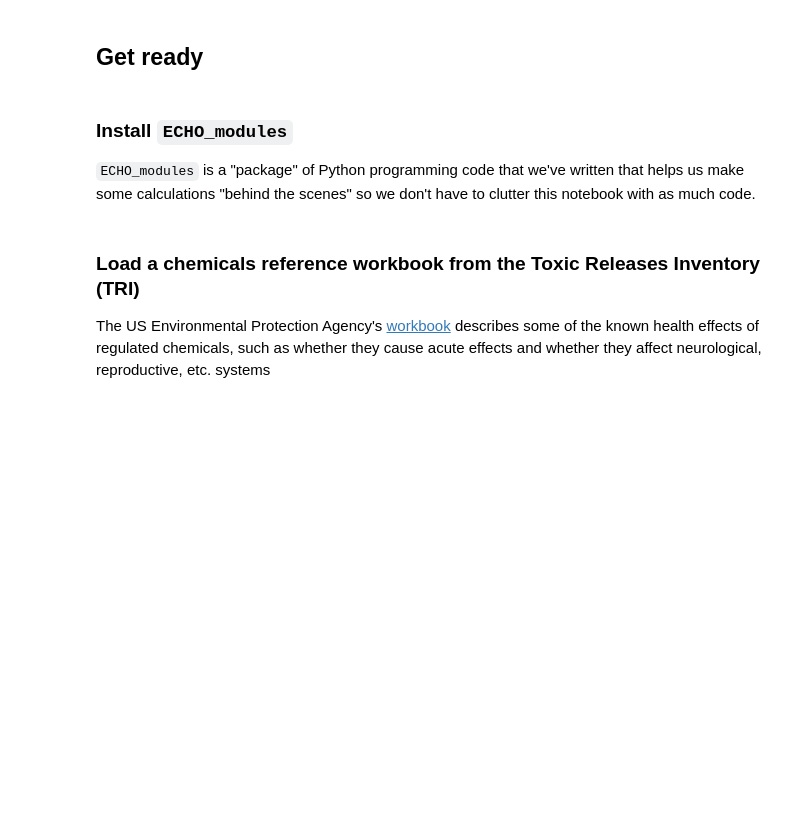
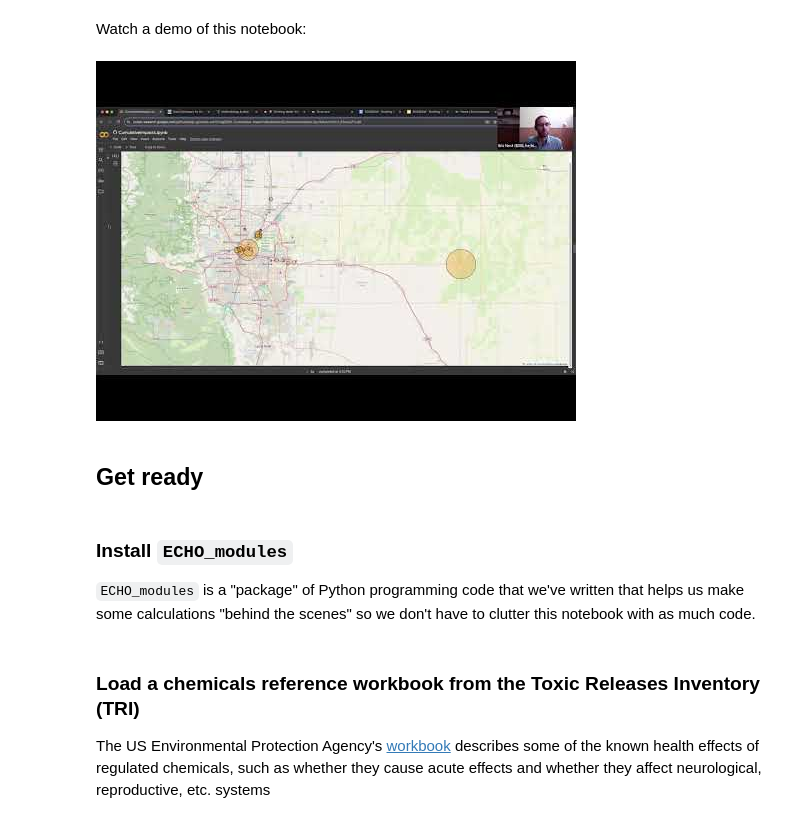
Before and after one commit to edgi-govdata-archiving/EEW-Cumulative-Impacts, a Jupyter notebook: CumulativeImpacts.ipynb, the cells around one changed output. Saved outputs shown, nothing was run; the diff lists cells and outputs as text; code cells hidden in the pictures; blank space fills up the shorter version.

Commit message:
add YT demo embed to notebook

```diff
--- a/CumulativeImpacts.ipynb
+++ b/CumulativeImpacts.ipynb
@@ -10,6 +10,13 @@ For more information about this project, visit https://www.environmentalenforcem
 # %% [markdown]
 ## How to Run
 ![Instructions for running a Jupyter Notebook](https://github.com/edgi-govdata-archiving/EEW-Image-Assets/blob/main/overall_instructions.png?raw=true)
+# %% [markdown]
+Watch a demo of this notebook:
+# %%
+from IPython.display import YouTubeVideo
+YouTubeVideo('AW5pkd-tXjA')
+# %% [output]
+[figure, added]
 # %% [markdown]
 ## Get ready
 # %% [markdown]
```
